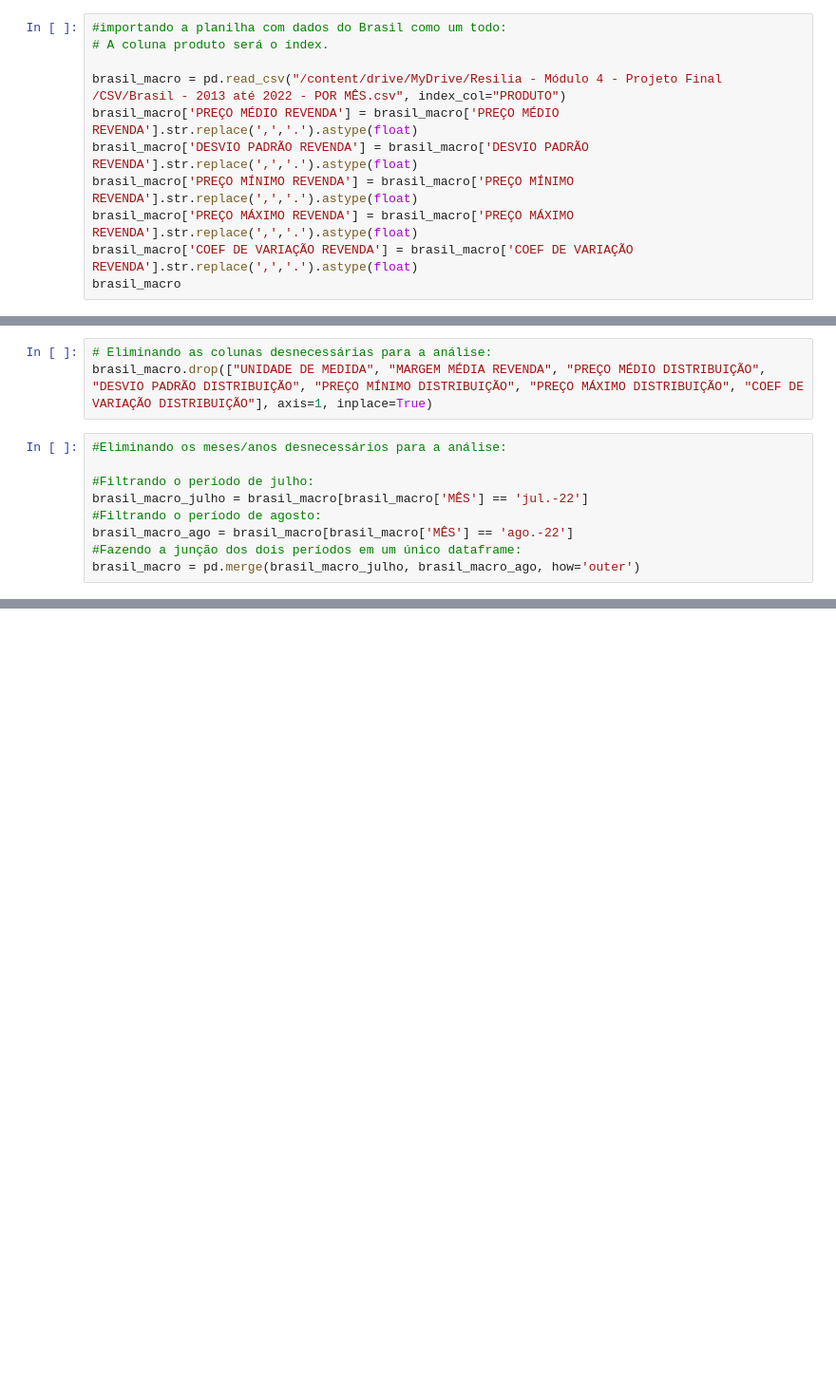
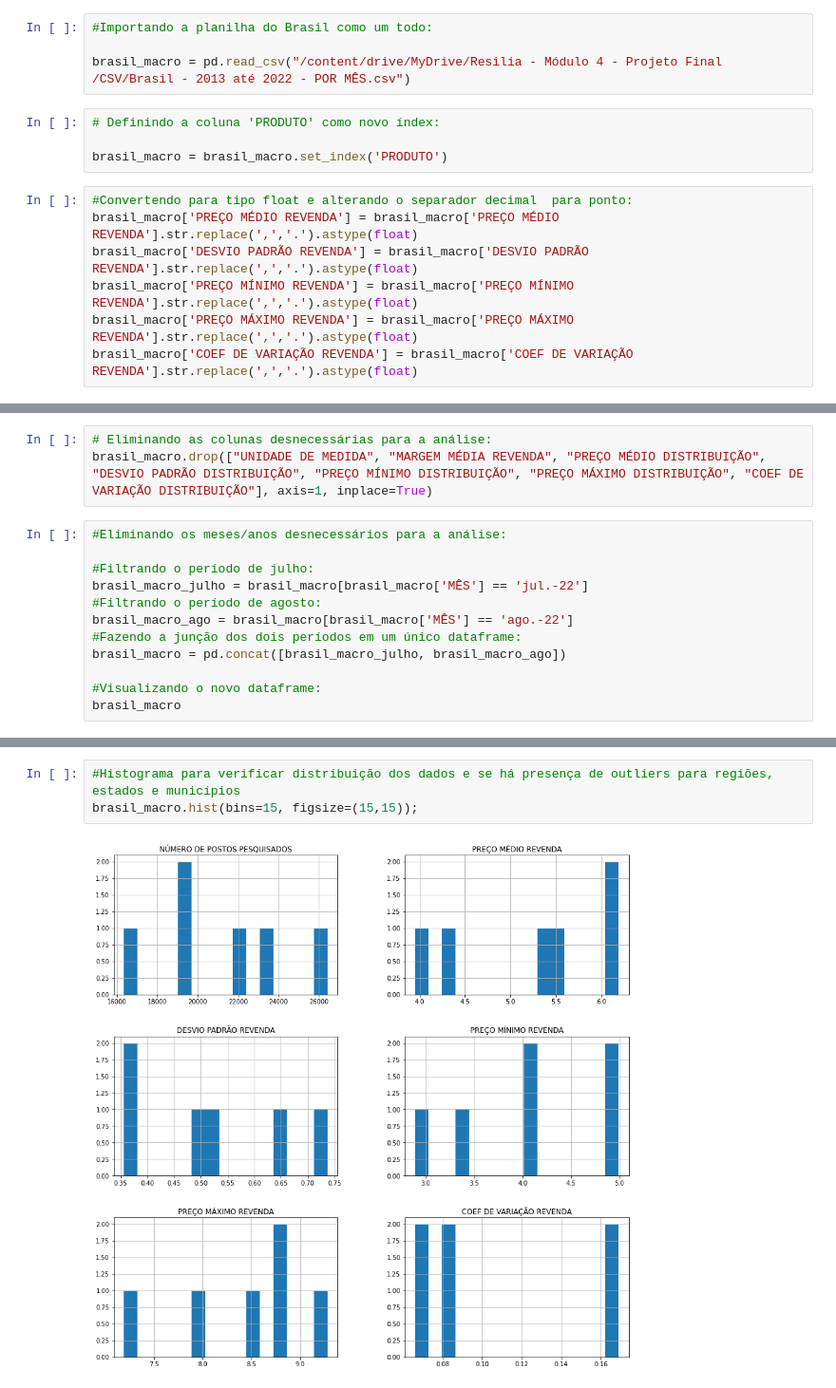
Before and after one commit to joaovictojuliao/Squad-2-M4, a Jupyter notebook: Resilia_M4_Projeto_Final_dados_ANP.ipynb, the cells around one changed output, grey strips where cells are left out. Shown: that part at 95% size. Drawn from its saved outputs; the diff is of its cells as text; blank space fills up the shorter version.

```diff
--- a/Resilia_M4_Projeto_Final_dados_ANP.ipynb
+++ b/Resilia_M4_Projeto_Final_dados_ANP.ipynb
@@ -24,11 +45,15 @@ brasil_micro
+# %%
+#Importando a planilha do Brasil como um todo:
+
+brasil_macro = pd.read_csv("/content/drive/MyDrive/Resilia - Módulo 4 - Projeto Final /CSV/Brasil - 2013 até 2022 - POR MÊS.csv")
+# %%
+# Definindo a coluna 'PRODUTO' como novo índex:
+
+brasil_macro = brasil_macro.set_index('PRODUTO')
 # %%
-#importando a planilha com dados do Brasil como um todo:
-# A coluna produto será o índex.
-
-brasil_macro = pd.read_csv("/content/drive/MyDrive/Resilia - Módulo 4 - Projeto Final /CSV/Brasil - 2013 até 2022 - POR MÊS.csv", index_col="PRODUTO")
+#Convertendo para tipo float e alterando o separador decimal  para ponto:
 brasil_macro['PREÇO MÉDIO REVENDA'] = brasil_macro['PREÇO MÉDIO REVENDA'].str.replace(',','.').astype(float)
 brasil_macro['DESVIO PADRÃO REVENDA'] = brasil_macro['DESVIO PADRÃO REVENDA'].str.replace(',','.').astype(float)
 brasil_macro['PREÇO MÍNIMO REVENDA'] = brasil_macro['PREÇO MÍNIMO REVENDA'].str.replace(',','.').astype(float)
 brasil_macro['PREÇO MÁXIMO REVENDA'] = brasil_macro['PREÇO MÁXIMO REVENDA'].str.replace(',','.').astype(float)
 brasil_macro['COEF DE VARIAÇÃO REVENDA'] = brasil_macro['COEF DE VARIAÇÃO REVENDA'].str.replace(',','.').astype(float)
-brasil_macro
@@ -117,4 +150,7 @@ brasil_macro_julho = brasil_macro[brasil_macro['MÊS'] == 'jul.-22']
 #Filtrando o período de agosto:
 brasil_macro_ago = brasil_macro[brasil_macro['MÊS'] == 'ago.-22']
 #Fazendo a junção dos dois períodos em um único dataframe:
-brasil_macro = pd.merge(brasil_macro_julho, brasil_macro_ago, how='outer')
+brasil_macro = pd.concat([brasil_macro_julho, brasil_macro_ago])
+
+#Visualizando o novo dataframe:
+brasil_macro
@@ -149,0 +220,5 @@ brasil_macro.head(6)
+# %%
+#Histograma para verificar distribuição dos dados e se há presença de outliers para regiões, estados e municípios
+brasil_macro.hist(bins=15, figsize=(15,15));
+# %% [output]
+[figure, added]
```
Also changed, not shown: parts of 38 cells of this notebook.
